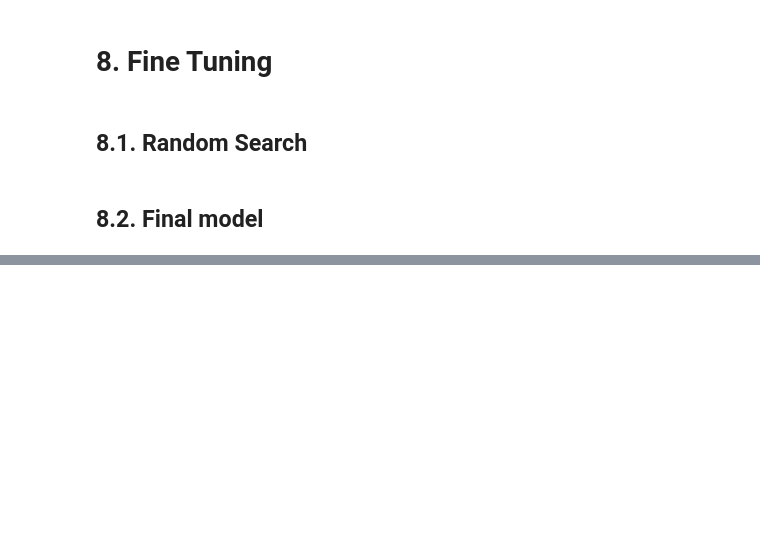
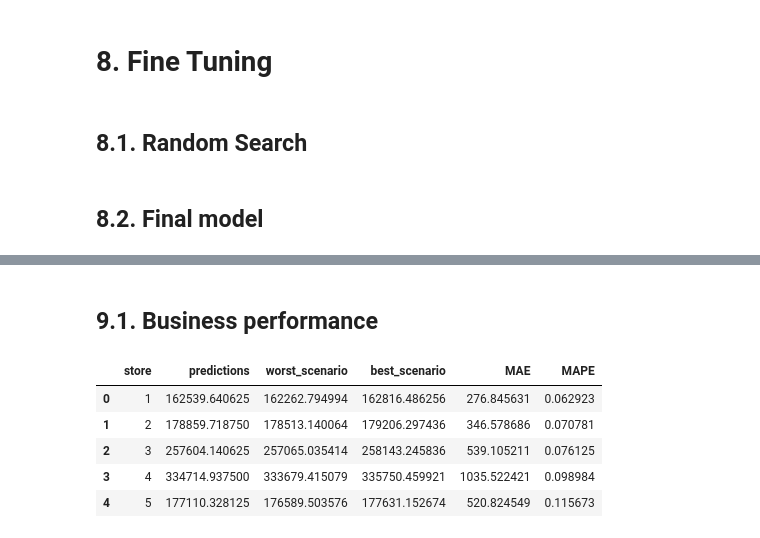
Before and after one commit to pedropscf/1-Rossman-Sales-Prediction, a Jupyter notebook: m05_vid01_store_sales_prediction.ipynb, the cells around one changed output, grey strips where cells are left out. Saved outputs shown, nothing was run; the diff lists cells and outputs as text; code cells hidden in the pictures; blank space fills up the shorter version.

```diff
--- a/m05_vid01_store_sales_prediction.ipynb
+++ b/m05_vid01_store_sales_prediction.ipynb
@@ -1274,0 +1259,30 @@ xgb_error_tuned
+# %% [markdown]
+## 9.1. Business performance
+# %%
+# sum of predictions
+
+df9_1 = df9[['store','predictions']].groupby('store').sum().reset_index()
+
+# MAE and MAPE
+df9_aux1 = df9[['store', 'sales','predictions']].groupby('store').apply(lambda x: mean_absolute_error(x['sales'],x['predictions'])).reset_index().rename(columns={0:'MAE'})
+df9_aux2 = df9[['store', 'sales','predictions']].groupby('store').apply(lambda x: mean_absolute_percentage_error(x['sales'],x['predictions'])).reset_index().rename(columns={0:'MAPE'})
+
+df9_aux3 = pd.merge(df9_aux1, df9_aux2, how='inner',on='store')
+df9_2 = pd.merge(df9_1,df9_aux3, how='inner',on='store')
+
+# scenarios
+df9_2['worst_scenario'] = df9_2['predictions'] - df9_2['MAE']
+df9_2['best_scenario'] = df9_2['predictions'] + df9_2['MAE']
+
+# ordering columns
+
+df9_2 = df9_2[['store','predictions','worst_scenario','best_scenario','MAE','MAPE']]
+
+df9_2.head()
+# %% [output]
+|  | store | predictions | worst_scenario | best_scenario | MAE | MAPE |
+| 0 | 1 | 162539.640625 | 162262.794994 | 162816.486256 | 276.845631 | 0.062923 |
+| 1 | 2 | 178859.718750 | 178513.140064 | 179206.297436 | 346.578686 | 0.070781 |
+| 2 | 3 | 257604.140625 | 257065.035414 | 258143.245836 | 539.105211 | 0.076125 |
+| 3 | 4 | 334714.937500 | 333679.415079 | 335750.459921 | 1035.522421 | 0.098984 |
+| 4 | 5 | 177110.328125 | 176589.503576 | 177631.152674 | 520.824549 | 0.115673 |
```
Also changed, not shown: parts of 35 cells of this notebook, 9 other files.
